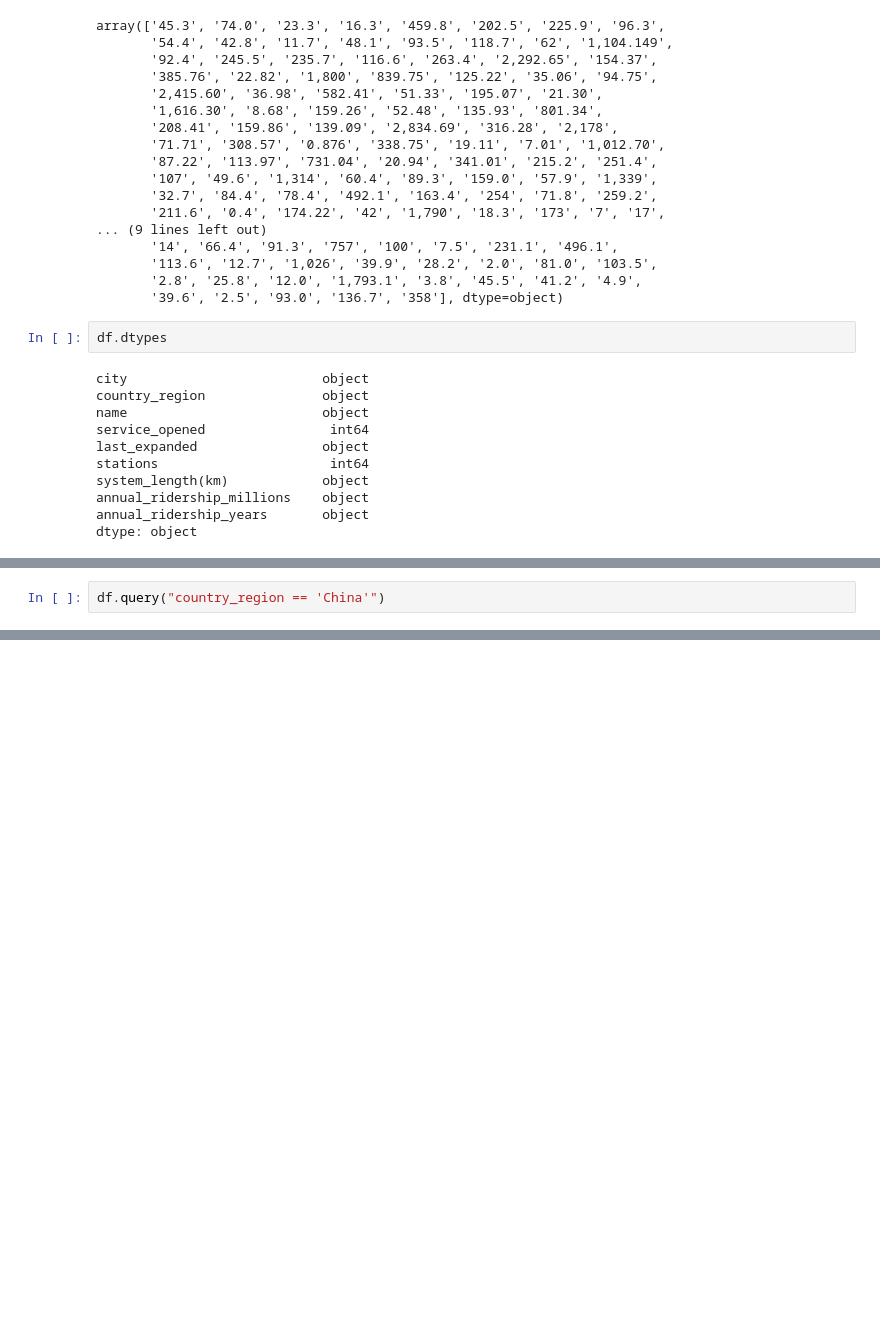
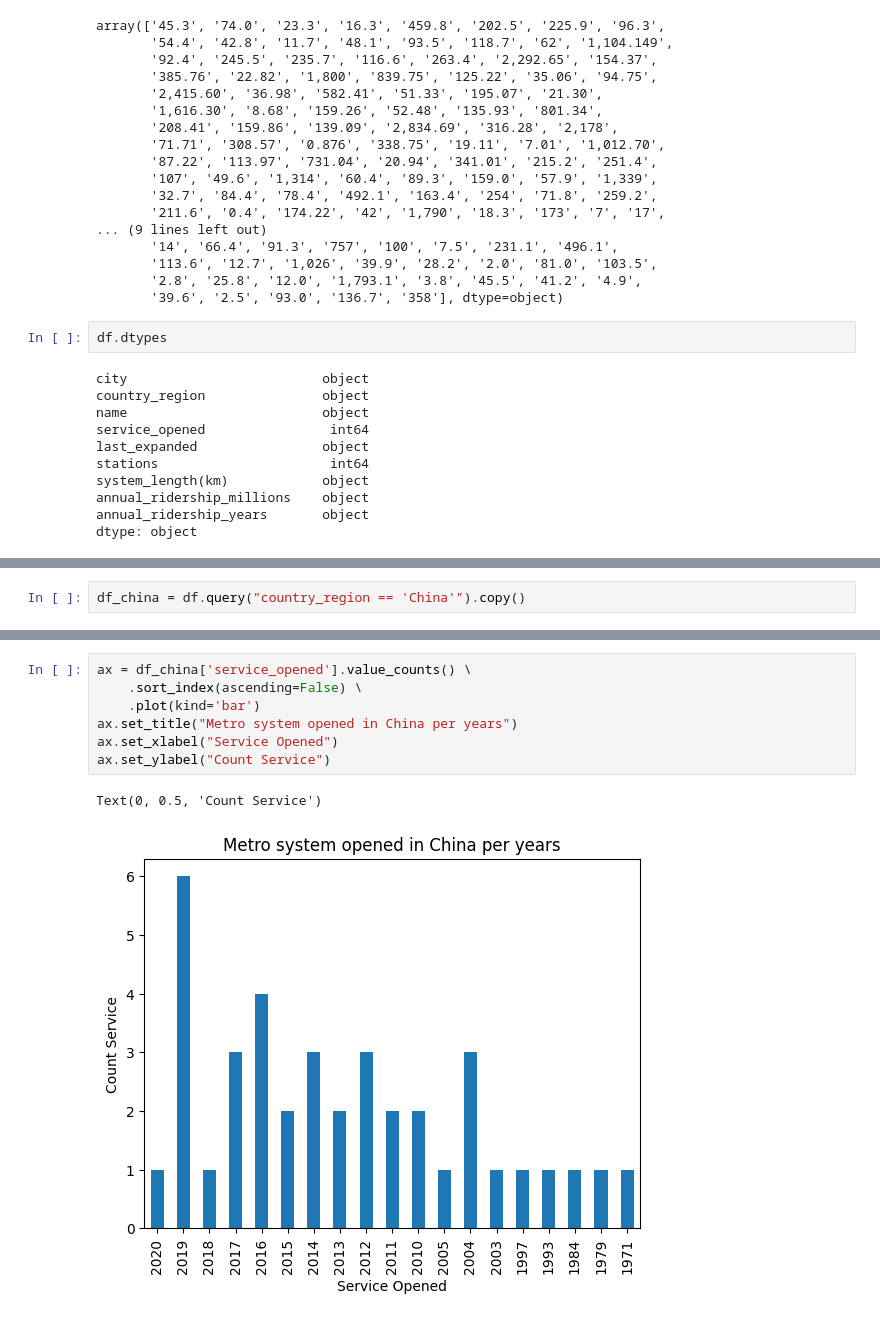
Before and after one commit to gitbarok/Metro-System-Worldwide-EDA, a Jupyter notebook: eda.ipynb, the cells around one changed output, grey strips where cells are left out. Saved outputs shown, nothing was run; the diff lists cells and outputs as text; blank space fills up the shorter version.

```diff
--- a/eda.ipynb
+++ b/eda.ipynb
@@ -160,2 +162,2 @@ df["country_region"].value_counts() \
 # %%
-df.query("country_region == 'China'")
+df_china = df.query("country_region == 'China'").copy()
@@ -179,0 +164,10 @@ df.query("country_region == 'China'")
+# %%
+ax = df_china['service_opened'].value_counts() \
+    .sort_index(ascending=False) \
+    .plot(kind='bar')
+ax.set_title("Metro system opened in China per years")
+ax.set_xlabel("Service Opened")
+ax.set_ylabel("Count Service")
+# %% [output]
+Text(0, 0.5, 'Count Service')
+[figure, added]
```
Also changed, not shown: parts of 8 cells of this notebook.
